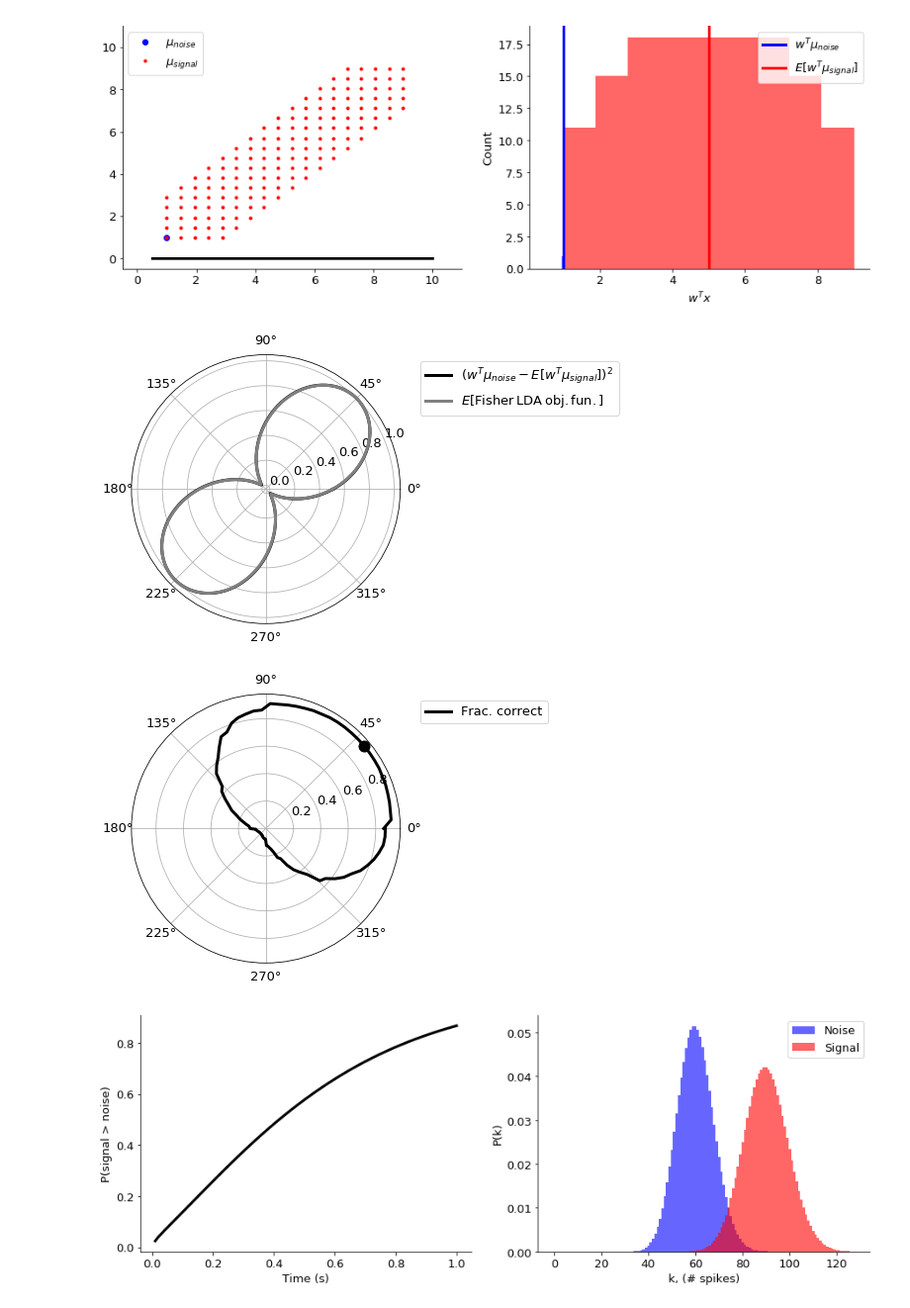
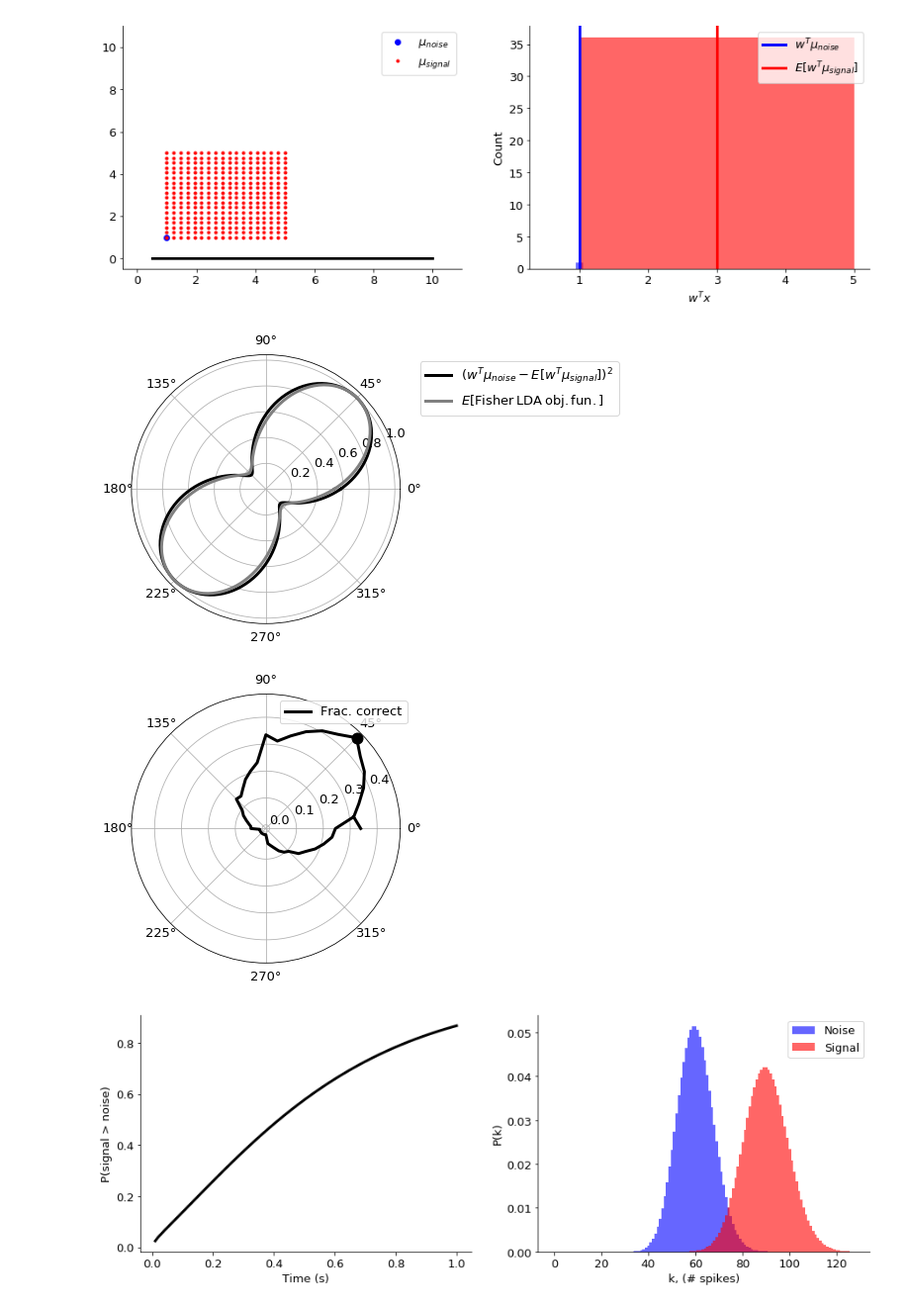
Before and after one commit to ala-laurila-lab/jupyter-notebooks, a Jupyter notebook: Classifiers.ipynb, the cells around one changed output. Shown at 99% size. Cells and saved outputs as stored; diff of their text form; code cells hidden in the pictures.

Commit message:
add nNull for the classification error obj. fun.

```diff
--- a/Classifiers.ipynb
+++ b/Classifiers.ipynb
@@ -91,9 +91,9 @@ plt.show()
 # %%
 muNoise = np.array([1., 1.])
-muX1, muX2 = np.meshgrid(np.linspace(1., 9, 18), np.linspace(1., 9, 18))
+muX1, muX2 = np.meshgrid(np.linspace(1., 5, 18), np.linspace(1., 5, 18))
 muSignal = np.vstack([muX1.ravel(), muX2.ravel()]).T
 muDiff = np.abs(muSignal[:, 0] - muSignal[:, 1])
-muSignal = muSignal[muDiff <=2]
+#muSignal = muSignal[muDiff <=2]
 
 w = np.array([1., 0.])
 w /= np.linalg.norm(w)
@@ -118,7 +118,7 @@ ah.set_ylabel('Count')
 plt.legend(handles=[lhC1, lhC2])
 plt.show()
 # %% [output]
-[figure, old version]
+[figure, new version]
 # %%
 noiseCorr = 0.0*np.sqrt(np.prod(muNoise))
 covNoise = np.array([[muNoise[0], noiseCorr], [noiseCorr, muNoise[1]]])
@@ -155,36 +155,40 @@ phSqDiff = plt.polar(angles, expSqDiffObjFunVal, color=[0,0,0], lw=3, label='$(w
 phLDA = plt.polar(angles, expLdaObjFunVal, color=[0.5, 0.5, 0.5], lw=3, label='$E[\mathrm{Fisher\:LDA\:obj. fun.}]$')
 plt.legend(handles=phSqDiff+phLDA, bbox_to_anchor=(1.05, 1));
 # %% [output]
-[figure, old version]
+[figure, new version]
 # %%
 covNoise = np.array([[muNoise[0], noiseCorr], [noiseCorr, muNoise[1]]])
-angles = np.linspace(0, 2*np.pi, 91)
+angles = np.deg2rad(np.arange(0., 368, 7.5))
 cRatio = []
 nSamples = 1000
+nNull = 100
 
-rNoise = np.random.poisson(muNoise, [nSamples, 2])
+rNoise = [np.random.poisson(muNoise, [nSamples, 2]) for i in range(nNull)]
 for angle in angles:
 
     w = [np.cos(angle), np.sin(angle)]
     w /= np.linalg.norm(w)
-    zNoise = np.dot(rNoise, w)
+    zNoise = [np.dot(r, w) for r in rNoise]
     cRatioTmp = 0
 
     for i in range(muSignal.shape[0]):
         rSignal = np.random.poisson(muSignal[i, :], [nSamples, 2])
         zSignal = np.dot(rSignal, w)
-        cRatioTmp += np.mean(zSignal > zNoise)
+        signalLarger = np.ones(zSignal.shape)
+        for z in zNoise:
+            signalLarger *= zSignal >= z
+        cRatioTmp += np.mean(signalLarger)
 
     cRatio.append(cRatioTmp / muSignal.shape[0])
 
 cRatio = np.array(cRatio)
 
 fh = plt.figure(figsize=(7.5, 5))
 ph = plt.polar(angles, cRatio, color=[0,0,0], lw=3, label='Frac. correct')
 plt.polar(angles[cRatio.argmax()], cRatio.max(), marker='o', ms=11, color=[0.,0,0], lw=3)
 plt.legend(handles=ph, bbox_to_anchor=(1.05, 1));
 # %% [output]
-[figure, old version]
+[figure, new version]
 # %%
 def getSignalLargerProb(muNoise, muSignal, nNoise, same=False):
 
```
Also changed, not shown: parts of 2 cells of this notebook.
